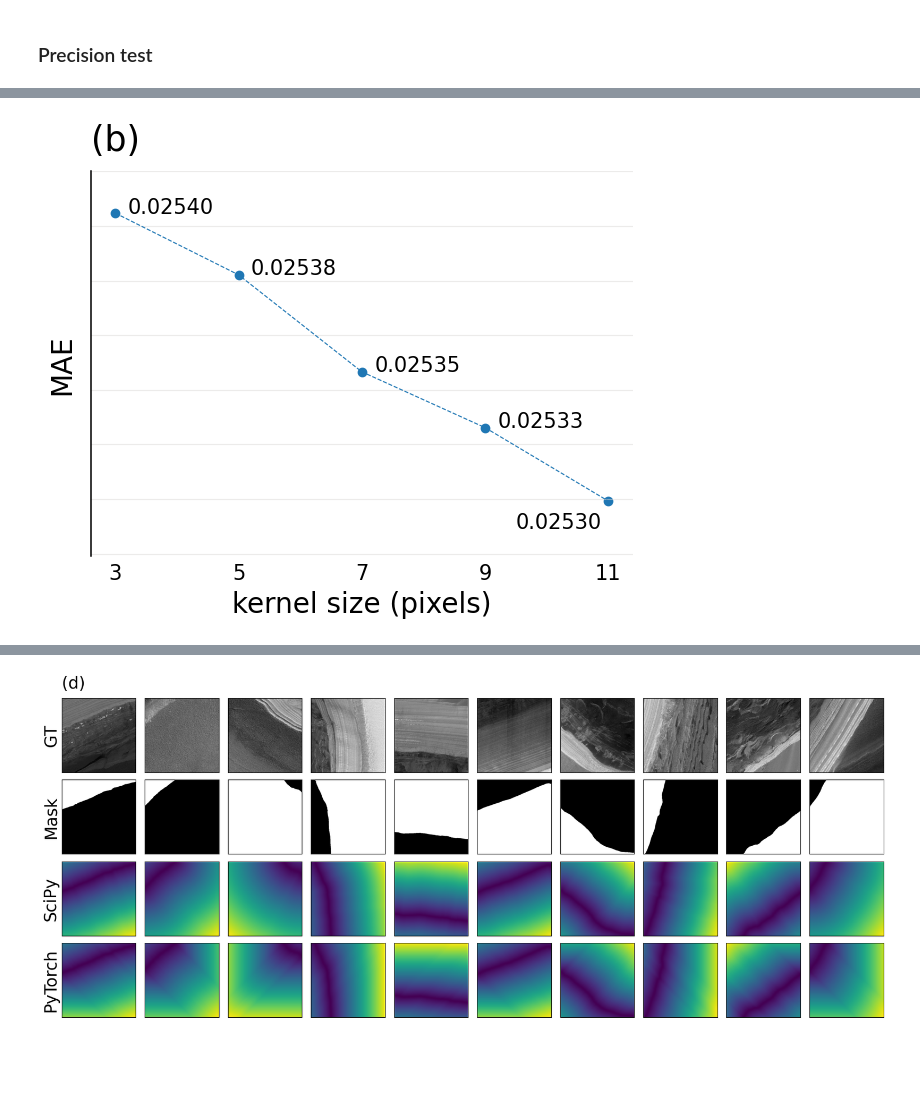
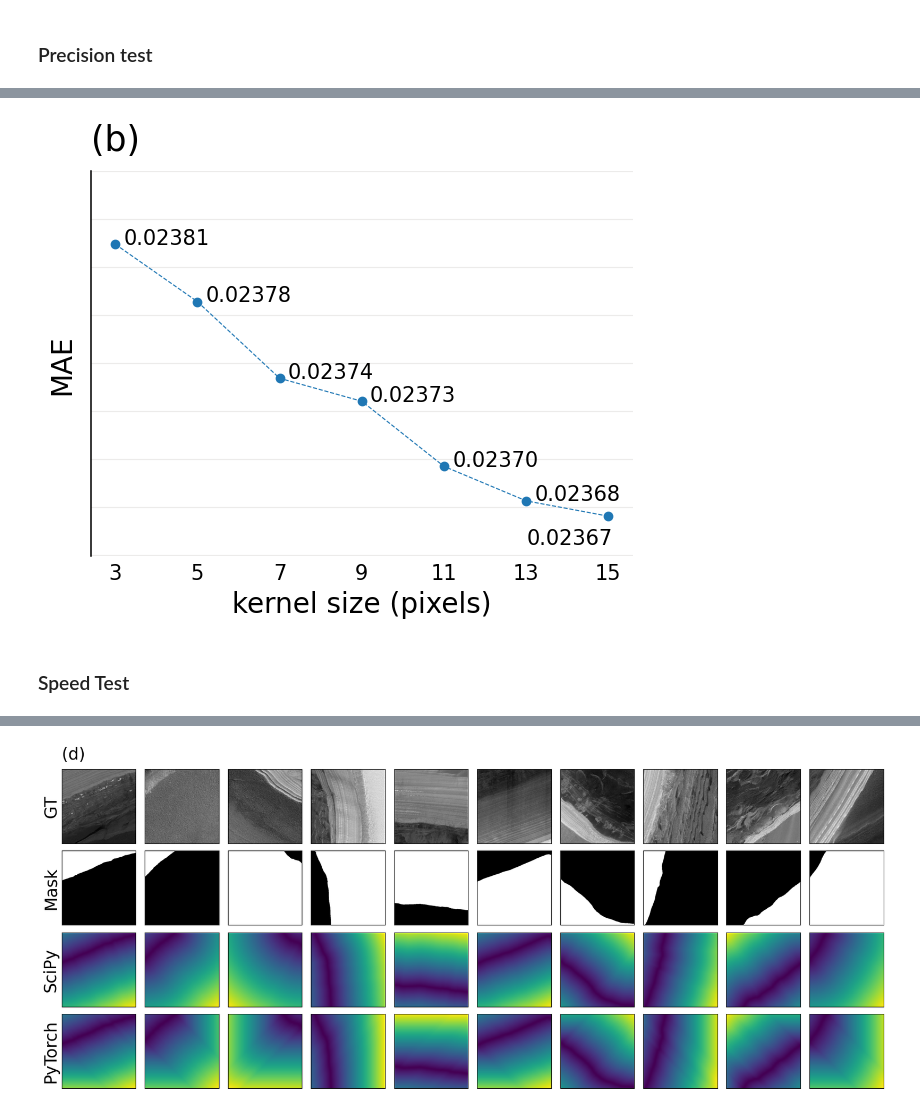
Before and after one commit to ZipZaap/MobaNet, a Jupyter notebook: notebooks/sdm_tests.ipynb, the cells around one changed output, grey strips where cells are left out. Drawn from its saved outputs; the diff is of its cells as text; code cells hidden in the pictures; blank space fills up the shorter version.

```diff
--- a/notebooks/sdm_tests.ipynb
+++ b/notebooks/sdm_tests.ipynb
@@ -24,5 +24,7 @@ os.environ["KMP_DUPLICATE_LIB_OK"] = "TRUE"
 with Path("./configs/config.yaml").open() as f:
     cfg: dict = yaml.load(f, Loader=yaml.FullLoader)
 CONF: Config = Config(cfg)
+
+KSIZES: list[int] = [3, 5, 7, 9, 11, 13, 15]
 # %% [output]
 [INFO] Configuration file passed all validation tests.
@@ -35,16 +32,0 @@ with open(CONF.LBL_JSON) as f:
-# %%
-kernel_size_test = []
-for k in [3,5,7,9,11,0]:
-    t1 = time.time()
-    for imID in tqdm(imIDs):
-        mask = cv2.imread(f'{CONF.MSK_DIR}/{imID}.png', cv2.IMREAD_GRAYSCALE)
-        if k == 0:
-            edges = cv2.Canny((255*mask).astype(np.uint8), threshold1=128, threshold2=128)
-            sdm_scipy = distance_transform_edt(~edges)
-        else:
-            mask_tensor = torch.from_numpy(mask).to(torch.float32).to('cuda:0').unsqueeze(0).unsqueeze(0)
-            sdm_torch = SDF.sdf(mask_tensor, K=k, imsize=512, distance='chebyshev', normalization='minmax')
-
-    t2 = time.time()
-    dt = t2 - t1
-    kernel_size_test.append(dt)
@@ -88,4 +96,12 @@ plot_ksize_test(kernel_size_test, ax)
 # %%
+with open(CONF.LBL_JSON) as f:
+    lblDict = json.load(f)
+    imIDs = lblDict['label_to_id'][str(CONF.SEG_CLASSES)]
+
+imsize: int = CONF.INPUT_SIZE
+n_samples: int = 500
+imIDs = imIDs[:n_samples]
+
 total_mae = []
 for imID in tqdm(imIDs):
     img_mae = []
@@ -95,9 +111,9 @@ for imID in tqdm(imIDs):
     sdm_scipy = distance_transform_edt(~edges)
     sdm_scipy = sdm_scipy/sdm_scipy.max()
 
-    for k in [3,5,7,9,11]:
+    for k in KSIZES:
         mask_tensor = torch.tensor(mask).to(torch.float32).to('cuda:0').unsqueeze(0).unsqueeze(0)
-        sdm_torch = SDF.sdf(mask_tensor, K=k, imsize=512, distance='chebyshev', normalization=None)
+        sdm_torch = SDF.sdf(mask_tensor, K=k, imsize=imsize, distance='chebyshev', normalization=None)
         sdm_torch = sdm_torch[0][0].detach().cpu().numpy()
         sdm_torch = sdm_torch/sdm_torch.max()
 
@@ -109,37 +125,38 @@ mae = [np.mean(list(x)) for x in zip(*total_mae)]
 # %%
 fig, ax = plt.subplots(figsize=(7,5))
 
 def plot_mae(yarr, ax):
-    x = [3, 5, 7, 9, 11]
     y = np.array(yarr)
 
-    ax.scatter(x,y)
-    ax.plot(x, y, linestyle='--', linewidth = 0.8)
+    ax.scatter(KSIZES,y)
+    ax.plot(KSIZES, y, linestyle='--', linewidth = 0.8)
 
-    for i in range(len(x) - 1):
-        ax.text(x[i] + 0.2,
+    for i in range(len(KSIZES) - 1):
+        ax.text(KSIZES[i] + 0.2,
                 y[i],
                 f'{y[i]:.5f}', fontsize=15)
-    ax.text(x[4] - 1.5, y[4] - 0.00001, f'{y[4]:.5f}', fontsize=15)
+    ax.text(KSIZES[-1] - 2, y[-1] - 0.000015, f'{y[-1]:.5f}', fontsize=15)
 
 
-    ax.set_ylim(.025279,.02542)
+    ax.set_ylim(.023649,.02385)
 
-    ax.set_xticks(ticks=x)
+    ax.set_xticks(ticks=KSIZES)
     ax.set_yticklabels([])
 
     ax.grid(which="major", axis='y', color='#DAD8D7', alpha=0.5, zorder=1)
 
     ax.spines[['top','right', 'bottom']].set_visible(False)
     ax.spines['left'].set_linewidth(1.1)
 
     ax.yaxis.set_tick_params(pad=2, bottom=False, labelsize=15)
     ax.xaxis.set_tick_params(pad=2, bottom=False, labelsize=15)
 
     ax.set_ylabel('MAE', fontsize=20, labelpad=5)
     ax.set_xlabel('kernel size (pixels)',fontsize=20, labelpad=5)
     ax.set_title('(b)', loc = 'left', pad = 15, fontsize = 25)
 
 plot_mae(mae, ax)
 # %% [output]
-[figure, old version]
+[figure, new version]
+# %% [markdown]
+### Speed Test
```
Also changed, not shown: parts of 21 cells of this notebook, 2 other files.
